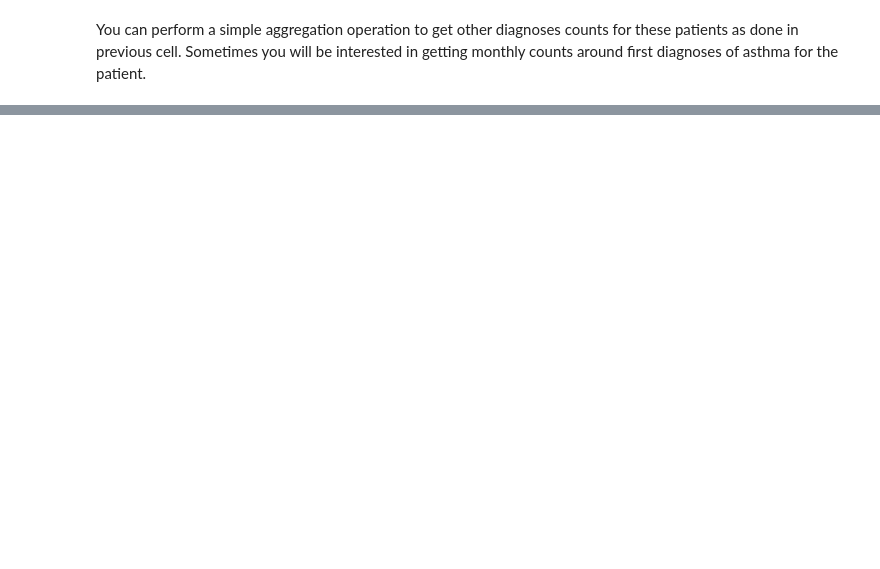
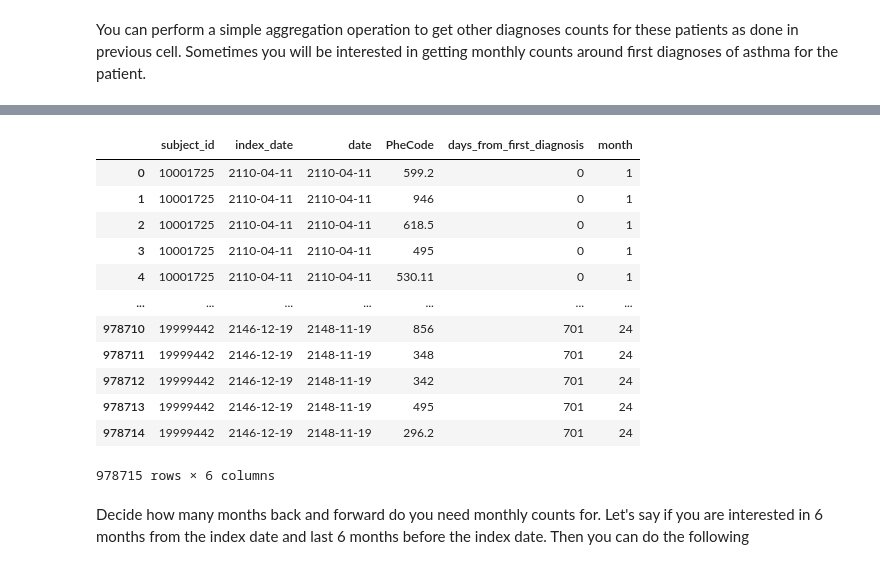
Before and after one commit to apvidul/EHR-Processing-Tutorial, a Jupyter notebook: EHR-Pipeline-Part3.ipynb, the cells around one changed output, grey strips where cells are left out. Drawn from its saved outputs; the diff is of its cells as text; code cells hidden in the pictures; blank space fills up the shorter version.

```diff
--- a/EHR-Pipeline-Part3.ipynb
+++ b/EHR-Pipeline-Part3.ipynb
@@ -91,0 +96,3 @@ We have 20316 unique patients with Astham diagnosis. These dates will be the ind
+# %%
+asthma_combined_df = pd.merge(asthma_first_diagnoses,diagnoses[['subject_id','date','PheCode']], on="subject_id",how='left')
+asthma_combined_df
@@ -91,0 +113,6 @@ We have 20316 unique patients with Astham diagnosis. These dates will be the ind
+# %%
+asthma_combined_df['index_date'] = pd.to_datetime(asthma_combined_df['index_date'])
+asthma_combined_df['date'] = pd.to_datetime(asthma_combined_df['date'])
+
+asthma_combined_df['days_from_first_diagnosis'] = (asthma_combined_df['date'] - asthma_combined_df['index_date']).dt.days
+asthma_combined_df
@@ -91,0 +133,32 @@ We have 20316 unique patients with Astham diagnosis. These dates will be the ind
+# %%
+import math
+
+def get_month(days):
+    if days == 0:
+        return 1
+
+    elif days > 0:
+        return math.ceil(days / 30)
+
+    elif days < 0:
+        return math.floor(days / 30)
+
+
+asthma_combined_df['month']=asthma_combined_df['days_from_first_diagnosis'].map(lambda x: get_month(x))
+asthma_combined_df
+# %% [output]
+|  | subject_id | index_date | date | PheCode | days_from_first_diagnosis | month |
+| 0 | 10001725 | 2110-04-11 | 2110-04-11 | 599.2 | 0 | 1 |
+| 1 | 10001725 | 2110-04-11 | 2110-04-11 | 946 | 0 | 1 |
+| 2 | 10001725 | 2110-04-11 | 2110-04-11 | 618.5 | 0 | 1 |
+| 3 | 10001725 | 2110-04-11 | 2110-04-11 | 495 | 0 | 1 |
+| 4 | 10001725 | 2110-04-11 | 2110-04-11 | 530.11 | 0 | 1 |
+| ... | ... | ... | ... | ... | ... | ... |
+| 978710 | 19999442 | 2146-12-19 | 2148-11-19 | 856 | 701 | 24 |
+| 978711 | 19999442 | 2146-12-19 | 2148-11-19 | 348 | 701 | 24 |
+| 978712 | 19999442 | 2146-12-19 | 2148-11-19 | 342 | 701 | 24 |
+| 978713 | 19999442 | 2146-12-19 | 2148-11-19 | 495 | 701 | 24 |
+| 978714 | 19999442 | 2146-12-19 | 2148-11-19 | 296.2 | 701 | 24 |
+978715 rows × 6 columns
+# %% [markdown]
+Decide how many months back and forward do you need monthly counts for. Let's say if you are interested in  6 months from the index date and last 6 months before the index date. Then you can do the following
```
Also changed, not shown: parts of 12 cells of this notebook, 5 other files.
